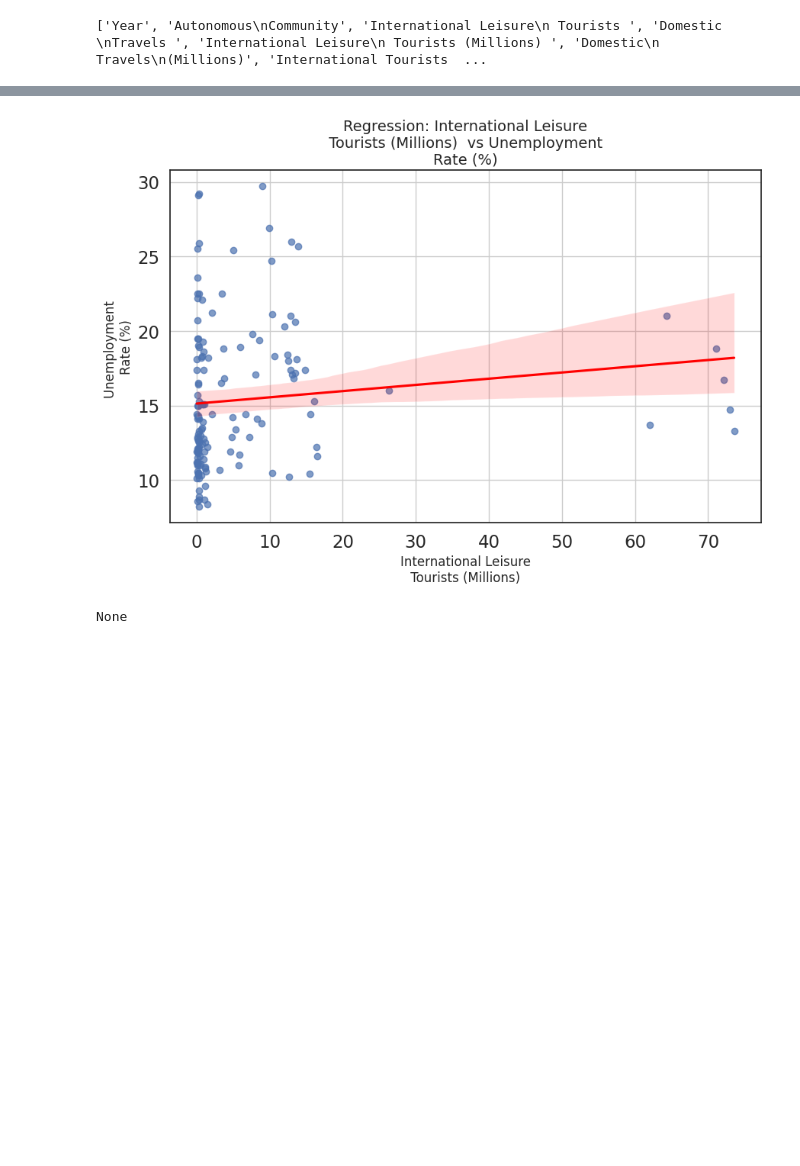
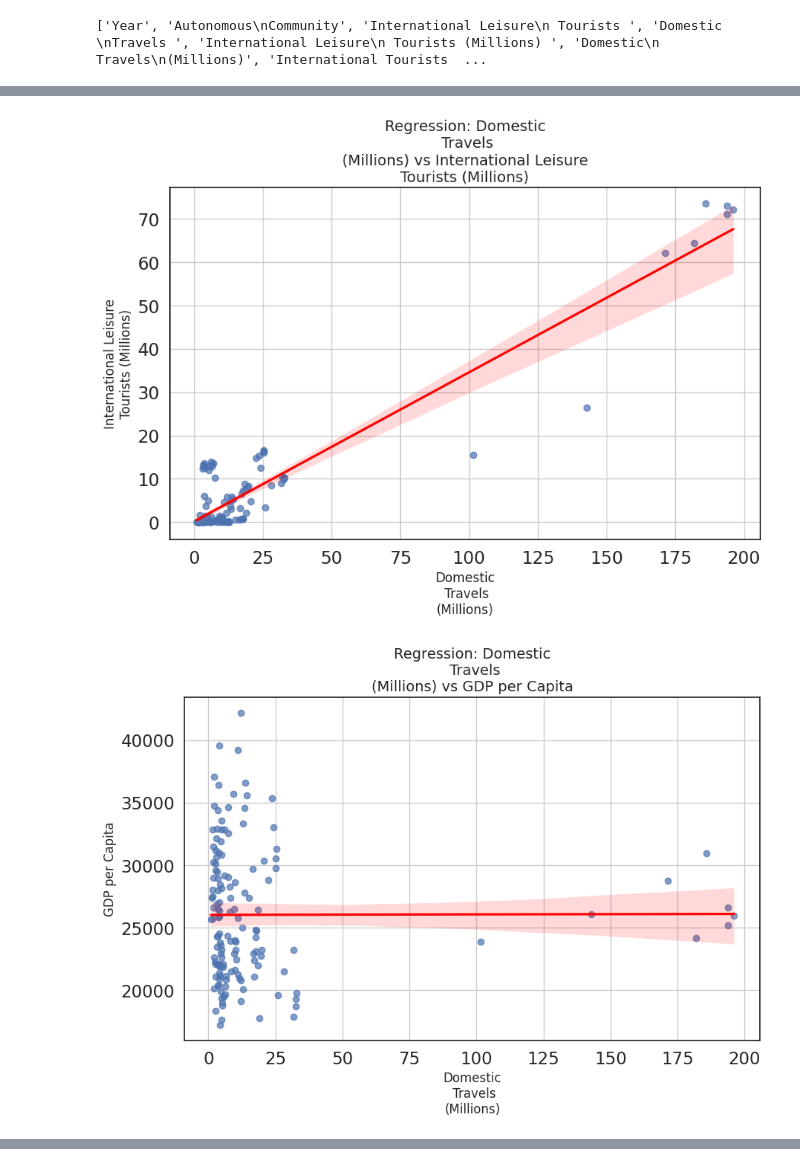
Before and after one commit to haruhiysd/QM-Group-Project, a Jupyter notebook: regression analysis.ipynb, the cells around one changed output, grey strips where cells are left out. Drawn from its saved outputs; the diff is of its cells as text; code cells hidden in the pictures; blank space fills up the shorter version.

```diff
--- a/regression analysis.ipynb
+++ b/regression analysis.ipynb
@@ -116 +94,6 @@ def create_regression_chart(data, x_col, y_col, title=None, xlabel=None, ylabel=
     plt.show()
+# %%
+df_filtered.columns = df_filtered.columns.str.replace(r'\x80', '', regex=True)
+df_filtered.rename(columns={'GDP per\n Capita ()': 'GDP per Capita'}, inplace=True)
+df_filtered['GDP per Capita'] = df_filtered['GDP per Capita'].str.replace(',', '', regex=False)
+df_filtered['GDP per Capita'] = pd.to_numeric(df_filtered['GDP per Capita'], errors='coerce')
@@ -117,22 +116,24 @@ def create_regression_chart(data, x_col, y_col, title=None, xlabel=None, ylabel=
 # %%
 variable_pairs = [
     ('Domestic\n Travels\n(Millions)', 'International Leisure\n Tourists (Millions) '),
-    ('Domestic\n Travels\n(Millions)', 'GDP per\n Capita (\x80)'),
+    ('Domestic\n Travels\n(Millions)', 'GDP per Capita'),
     ('Domestic\n Travels\n(Millions)', 'Unemployment \nRate (%)'),
     ('Domestic\n Travels\n(Millions)', 'Annual Avg. Housing\n Price Index\n(Base 2015)'),
-    ('International Leisure\n Tourists (Millions) ', 'GDP per\n Capita (\x80)'),
+    ('International Leisure\n Tourists (Millions) ', 'GDP per Capita'),
     ('International Leisure\n Tourists (Millions) ', 'Unemployment \nRate (%)'),
     ('International Leisure\n Tourists (Millions) ', 'Annual Avg. Housing\n Price Index\n(Base 2015)'),
-
 ]
 
 # Generate regression charts for all pairs
 for x_var, y_var in variable_pairs:
     create_regression_chart(
         data=df_filtered,
         x_col=x_var,
         y_col=y_var,
         title=f'Regression: {x_var} vs {y_var}',
         xlabel=x_var,
         ylabel=y_var
     )
+# %% [output]
+[figure, added]
+[figure, added]
@@ -139,10 +144,0 @@ for x_var, y_var in variable_pairs:
-# %%
-print(create_regression_chart(
-        data=df_filtered,
-        x_col="International Leisure\n Tourists (Millions) ",
-        y_col="Unemployment \nRate (%)",
-    )
-)
-# %% [output]
-[figure, removed]
-None
```
Also changed, not shown: parts of 5 cells of this notebook.
